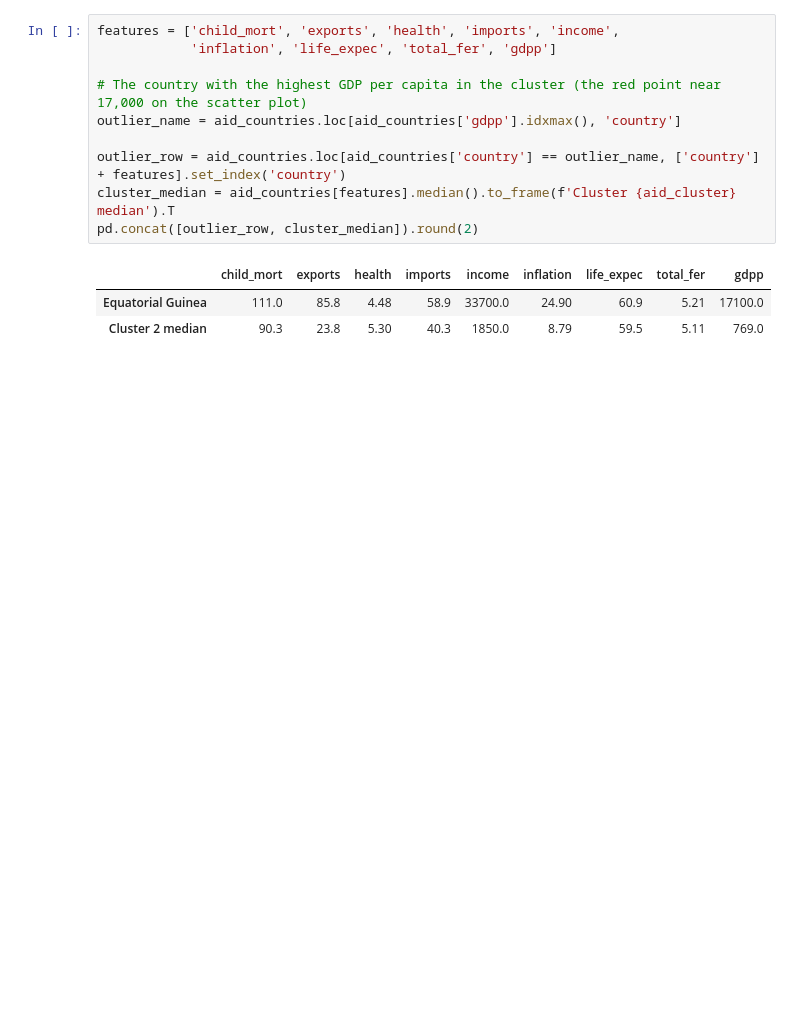
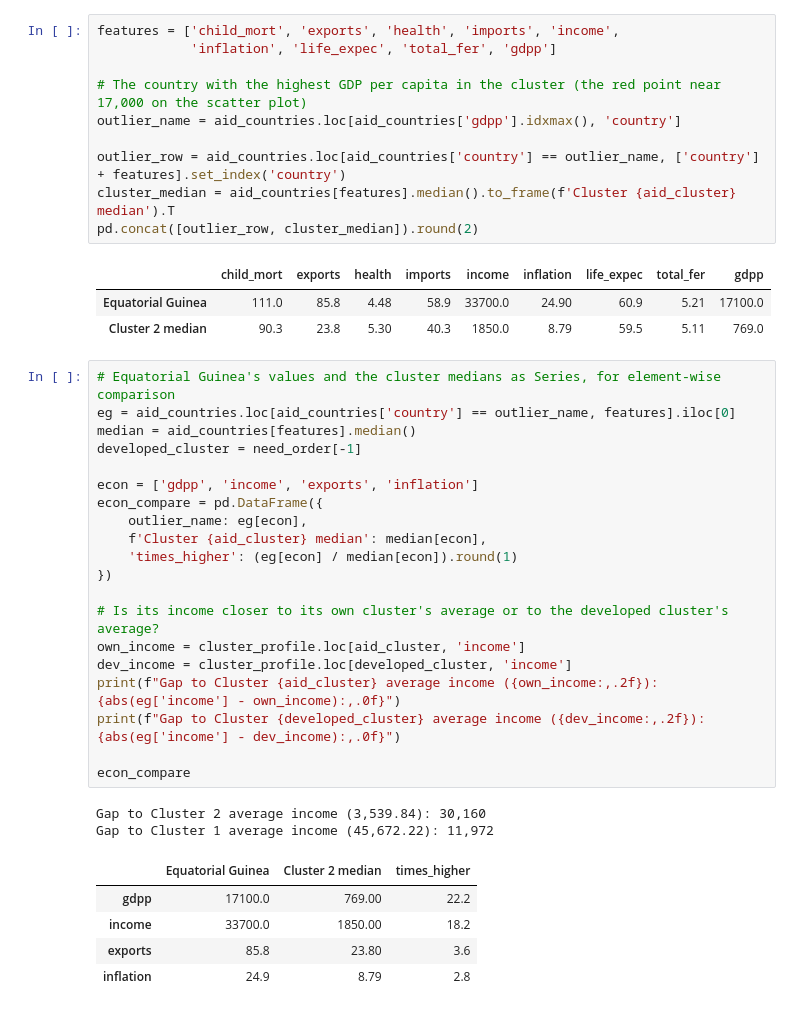
Before and after one commit to AnikaViado/UML_ASG1, a Jupyter notebook: Asg01_Group08_AnikaViado_TroyDelaRosa_VanceCastro_BenThompson.ipynb, the cells around one changed output. Cells and saved outputs as stored; diff of their text form; blank space fills up the shorter version.

Commit message:
Add Economic comparison

```diff
--- a/Asg01_Group08_AnikaViado_TroyDelaRosa_VanceCastro_BenThompson.ipynb
+++ b/Asg01_Group08_AnikaViado_TroyDelaRosa_VanceCastro_BenThompson.ipynb
@@ -410,3 +413,31 @@ pd.concat([outlier_row, cluster_median]).round(2)
 |  | child_mort | exports | health | imports | income | inflation | life_expec | total_fer | gdpp |
 | Equatorial Guinea | 111.0 | 85.8 | 4.48 | 58.9 | 33700.0 | 24.90 | 60.9 | 5.21 | 17100.0 |
 | Cluster 2 median | 90.3 | 23.8 | 5.30 | 40.3 | 1850.0 | 8.79 | 59.5 | 5.11 | 769.0 |
+# %%
+# Equatorial Guinea's values and the cluster medians as Series, for element-wise comparison
+eg = aid_countries.loc[aid_countries['country'] == outlier_name, features].iloc[0]
+median = aid_countries[features].median()
+developed_cluster = need_order[-1]
+
+econ = ['gdpp', 'income', 'exports', 'inflation']
+econ_compare = pd.DataFrame({
+    outlier_name: eg[econ],
+    f'Cluster {aid_cluster} median': median[econ],
+    'times_higher': (eg[econ] / median[econ]).round(1)
+})
+
+# Is its income closer to its own cluster's average or to the developed cluster's average?
+own_income = cluster_profile.loc[aid_cluster, 'income']
+dev_income = cluster_profile.loc[developed_cluster, 'income']
+print(f"Gap to Cluster {aid_cluster} average income ({own_income:,.2f}): {abs(eg['income'] - own_income):,.0f}")
+print(f"Gap to Cluster {developed_cluster} average income ({dev_income:,.2f}): {abs(eg['income'] - dev_income):,.0f}")
+
+econ_compare
+# %% [output]
+Gap to Cluster 2 average income (3,539.84): 30,160
+Gap to Cluster 1 average income (45,672.22): 11,972
+|  | Equatorial Guinea | Cluster 2 median | times_higher |
+| gdpp | 17100.0 | 769.00 | 22.2 |
+| income | 33700.0 | 1850.00 | 18.2 |
+| exports | 85.8 | 23.80 | 3.6 |
+| inflation | 24.9 | 8.79 | 2.8 |
```
Also changed, not shown: parts of 2 cells of this notebook.
